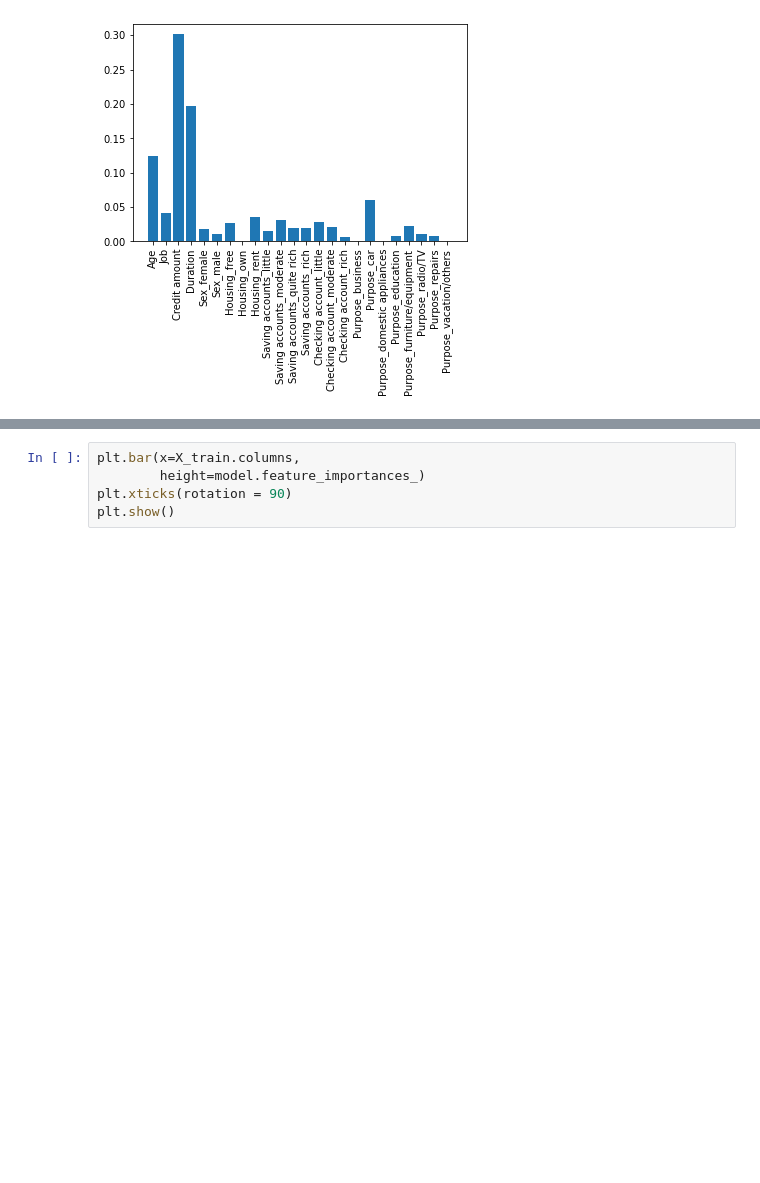
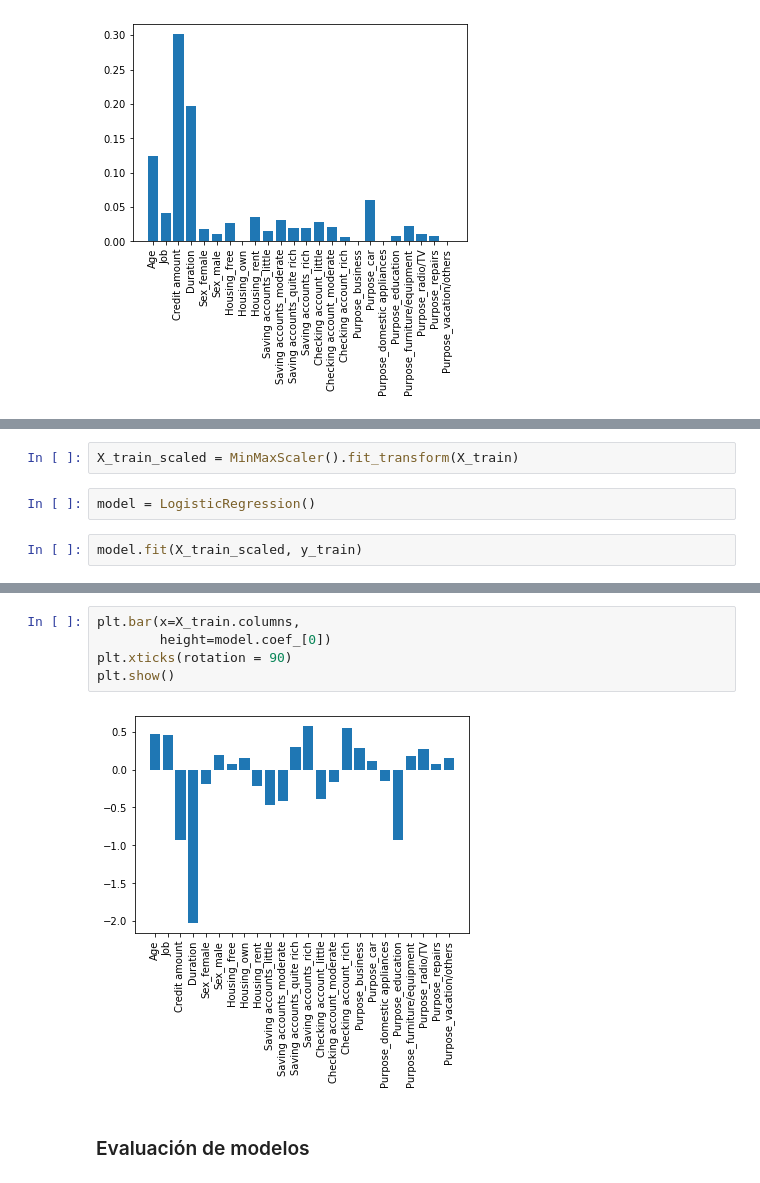
Before and after one commit to camilousa/german-credit, a Jupyter notebook: evaluación_modelos.ipynb, the cells around one changed output, grey strips where cells are left out. Cells and saved outputs as stored; diff of their text form; blank space fills up the shorter version.

```diff
--- a/evaluación_modelos.ipynb
+++ b/evaluación_modelos.ipynb
@@ -110,0 +128,6 @@ order_importance = np.sort()
+# %%
+X_train_scaled = MinMaxScaler().fit_transform(X_train)
+# %%
+model = LogisticRegression()
+# %%
+model.fit(X_train_scaled, y_train)
@@ -111,5 +144,9 @@ order_importance = np.sort()
 # %%
 plt.bar(x=X_train.columns,
-        height=model.feature_importances_)
+        height=model.coef_[0])
 plt.xticks(rotation = 90)
 plt.show()
+# %% [output]
+[figure, added]
+# %% [markdown]
+### Evaluación de modelos
```
Also changed, not shown: parts of 17 cells of this notebook, 1 other file.
